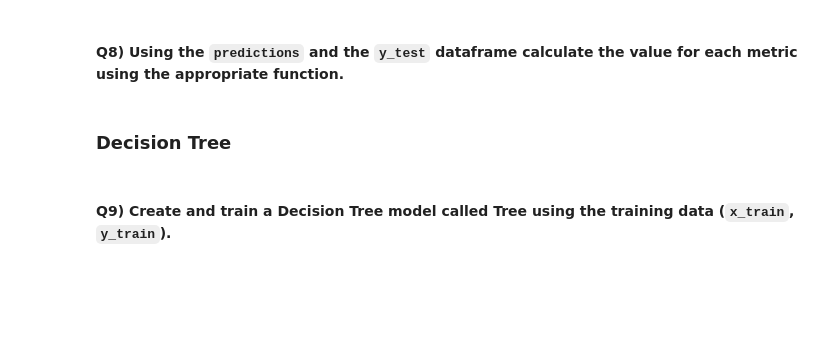
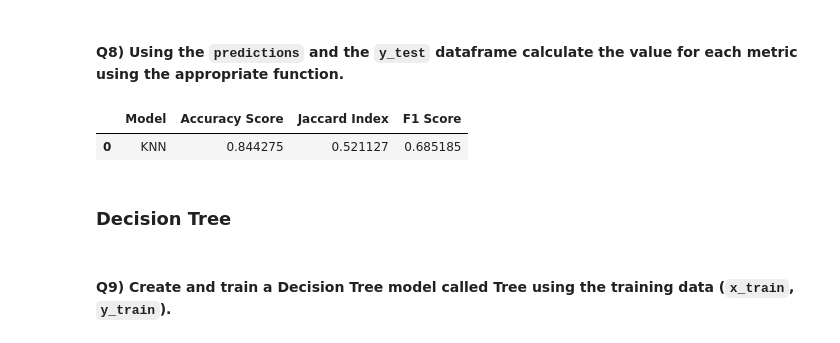
Before and after one commit to CxLos/IBM-Practice-Labs, a Jupyter notebook: 12. Machine Learning with Python/module 6 - Rain Prediciton in Australia/labs/ML0101EN_SkillUp_FinalAssignment.jupyterlite.ipynb, the cells around one changed output. Saved outputs shown, nothing was run; the diff lists cells and outputs as text; code cells hidden in the pictures; blank space fills up the shorter version.

```diff
--- a/12. Machine Learning with Python/module 6 - Rain Prediciton in Australia/labs/ML0101EN_SkillUp_FinalAssignment.jupyterlite.ipynb
+++ b/12. Machine Learning with Python/module 6 - Rain Prediciton in Australia/labs/ML0101EN_SkillUp_FinalAssignment.jupyterlite.ipynb
@@ -216,2 +237,4 @@ KNN =
+# %%
+KNN = KNeighborsClassifier(n_neighbors=4)
 # %% [markdown]
 #### Q7) Now use the `predict` method on the testing data (`x_test`) and save it to the array `predictions`.
@@ -221,0 +241,3 @@ predictions =
+# %%
+predictions = KNN.fit(x_train, y_train).predict(x_test)
+predictions
@@ -230,3 +264,18 @@ KNN_F1_Score =
+# %%
+KNN_Accuracy_Score = accuracy_score(y_test, predictions)
+KNN_JaccardIndex = jaccard_score(y_test, predictions)
+KNN_F1_Score = f1_score(y_test, predictions)
+
+# print("KNN Accuracy Score: ", KNN_Accuracy_Score)
+# print("KNN Jaccard Index: ", KNN_JaccardIndex)
+# print("KNN F1 Score: ", KNN_F1_Score)
+
+knn_report = pd.DataFrame(data=[["KNN", KNN_Accuracy_Score, KNN_JaccardIndex, KNN_F1_Score]], columns=['Model', 'Accuracy Score', 'Jaccard Index', 'F1 Score'])
+
+knn_report
+# %% [output]
+|  | Model | Accuracy Score | Jaccard Index | F1 Score |
+| 0 | KNN | 0.844275 | 0.521127 | 0.685185 |
 # %% [markdown]
 ### Decision Tree
 # %% [markdown]
```
Also changed, not shown: parts of 55 cells of this notebook, 2 other files.
